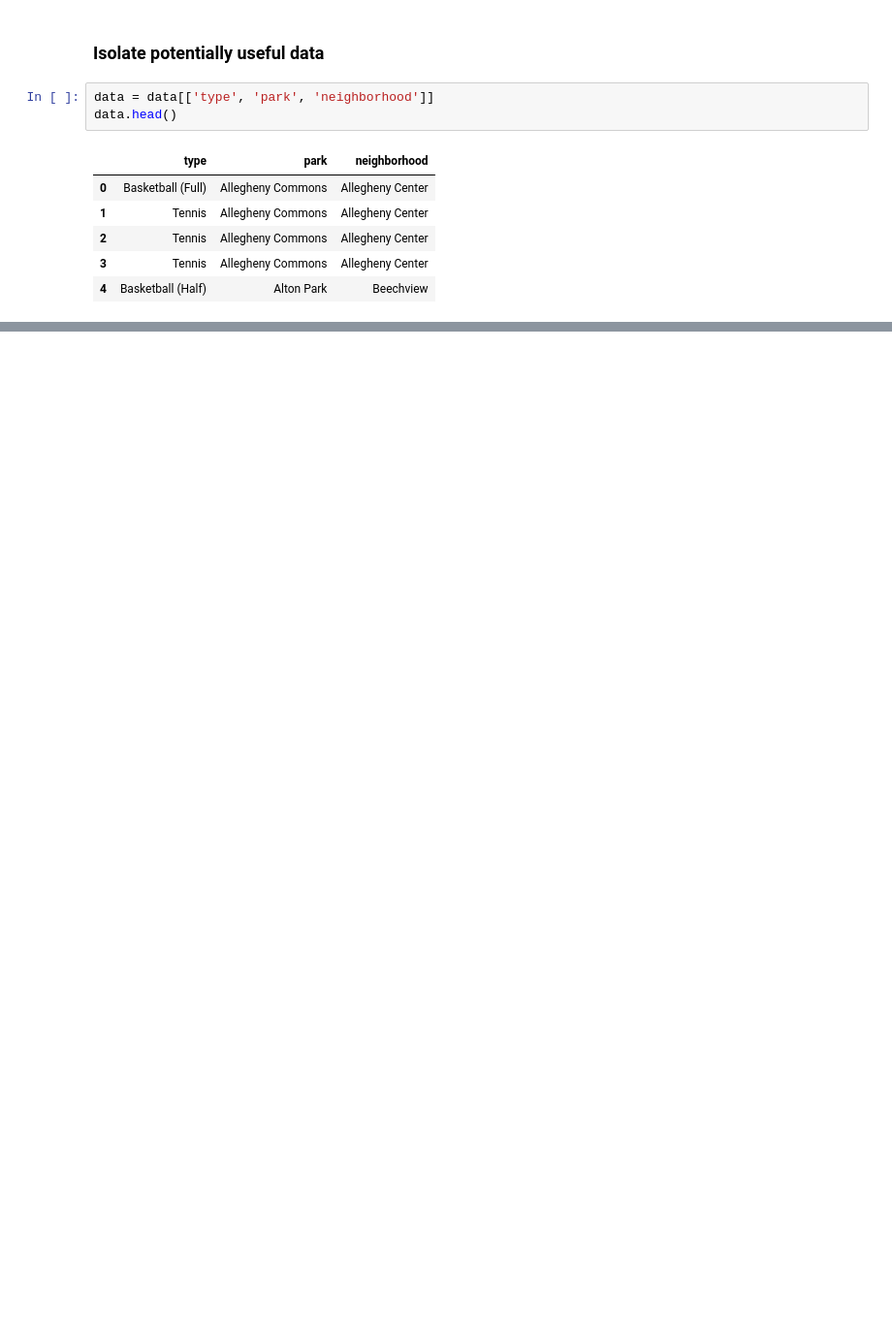
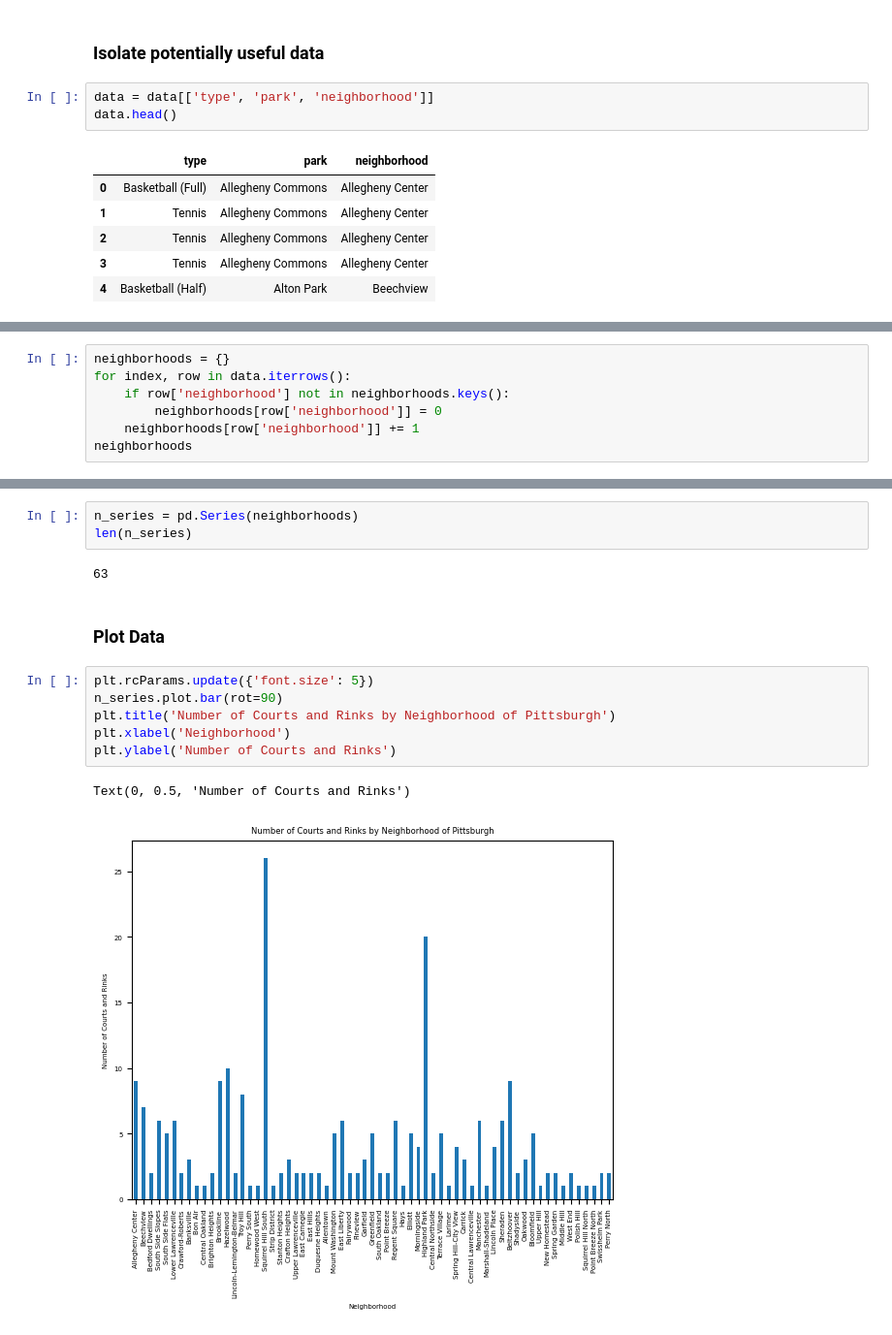
Before and after one commit to danielhufnagle/CMPINF0010FinalProj, a Jupyter notebook: courts-rinks.ipynb, the cells around one changed output, grey strips where cells are left out. Shown: that part at 97% size. Cells and saved outputs as stored; diff of their text form; blank space fills up the shorter version.

Commit message:
updated courts-rinks

```diff
--- a/courts-rinks.ipynb
+++ b/courts-rinks.ipynb
@@ -31,0 +34,7 @@ data.head()
+# %%
+neighborhoods = {}
+for index, row in data.iterrows():
+    if row['neighborhood'] not in neighborhoods.keys():
+        neighborhoods[row['neighborhood']] = 0
+    neighborhoods[row['neighborhood']] += 1
+neighborhoods
@@ -31,0 +59,16 @@ data.head()
+# %%
+n_series = pd.Series(neighborhoods)
+len(n_series)
+# %% [output]
+63
+# %% [markdown]
+### Plot Data
+# %%
+plt.rcParams.update({'font.size': 5})
+n_series.plot.bar(rot=90)
+plt.title('Number of Courts and Rinks by Neighborhood of Pittsburgh')
+plt.xlabel('Neighborhood')
+plt.ylabel('Number of Courts and Rinks')
+# %% [output]
+Text(0, 0.5, 'Number of Courts and Rinks')
+[figure, added]
```
Also changed, not shown: parts of 6 cells of this notebook.
